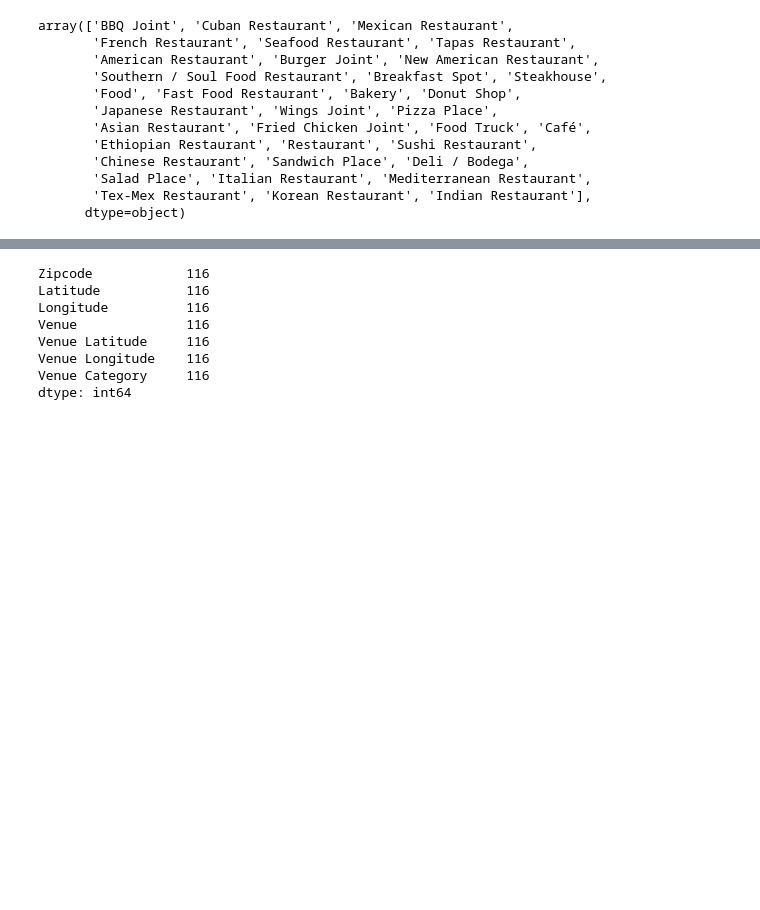
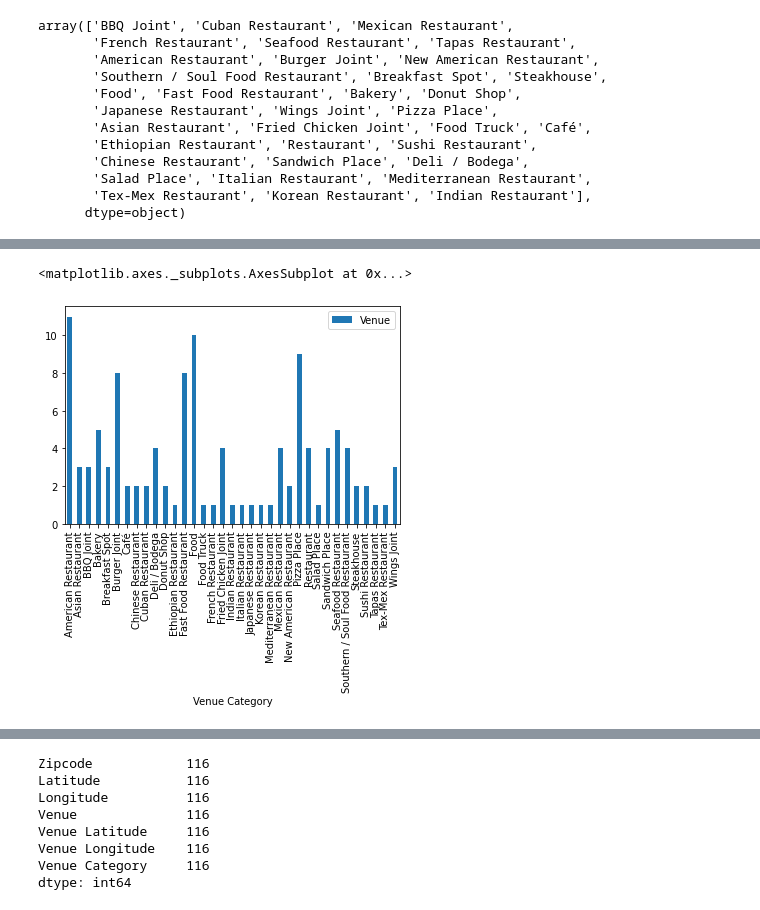
Before and after one commit to Artemkuchaev/Coursera_Capstone, a Jupyter notebook: Memphis restaurant hunt (1).ipynb, the cells around one changed output, grey strips where cells are left out. Drawn from its saved outputs; the diff is of its cells as text; code cells hidden in the pictures; blank space fills up the shorter version.

```diff
--- a/Memphis restaurant hunt (1).ipynb
+++ b/Memphis restaurant hunt (1).ipynb
@@ -307,0 +291,7 @@ dtype: int64
+# %%
+Category = Memphis_venues.groupby('Venue Category').count()
+Category = Category.drop(columns=['Zipcode', 'Latitude', 'Longitude', 'Venue Latitude', 'Venue Longitude'])
+Category.plot.bar()
+# %% [output]
+<matplotlib.axes._subplots.AxesSubplot at 0x...>
+[figure, added]
```
Also changed, not shown: parts of 22 cells of this notebook.
